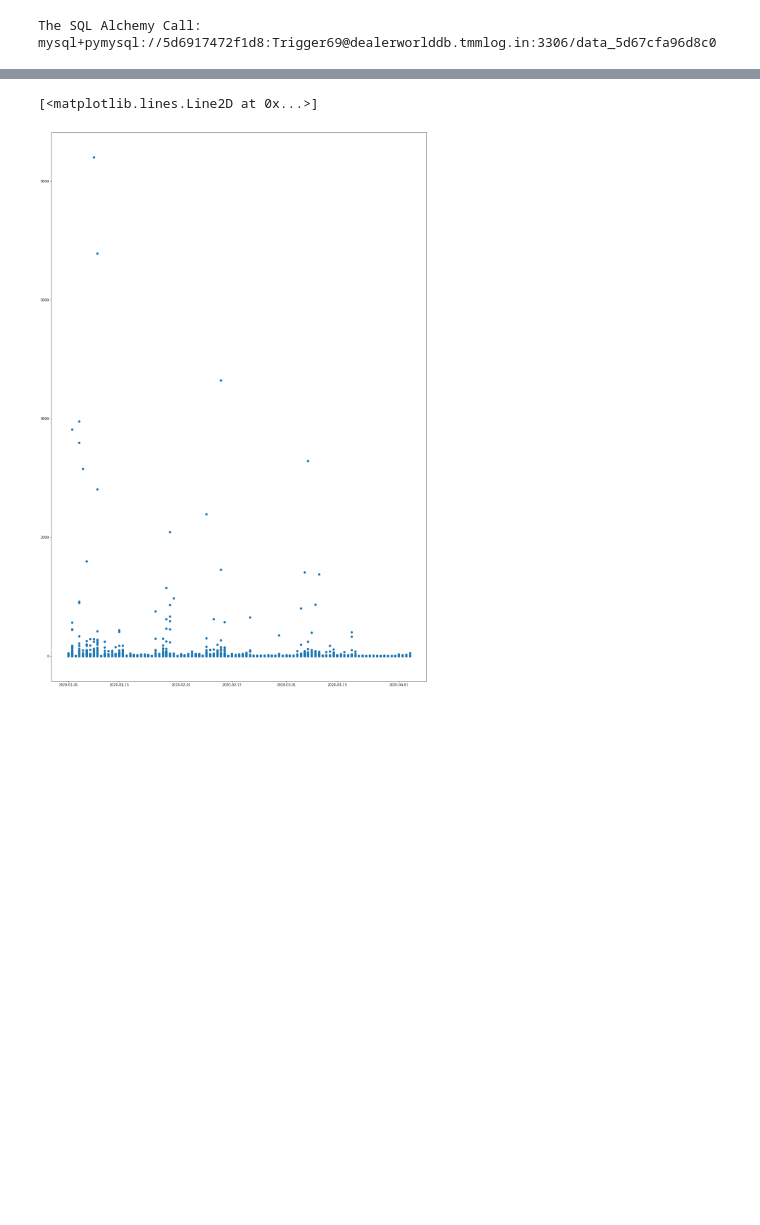
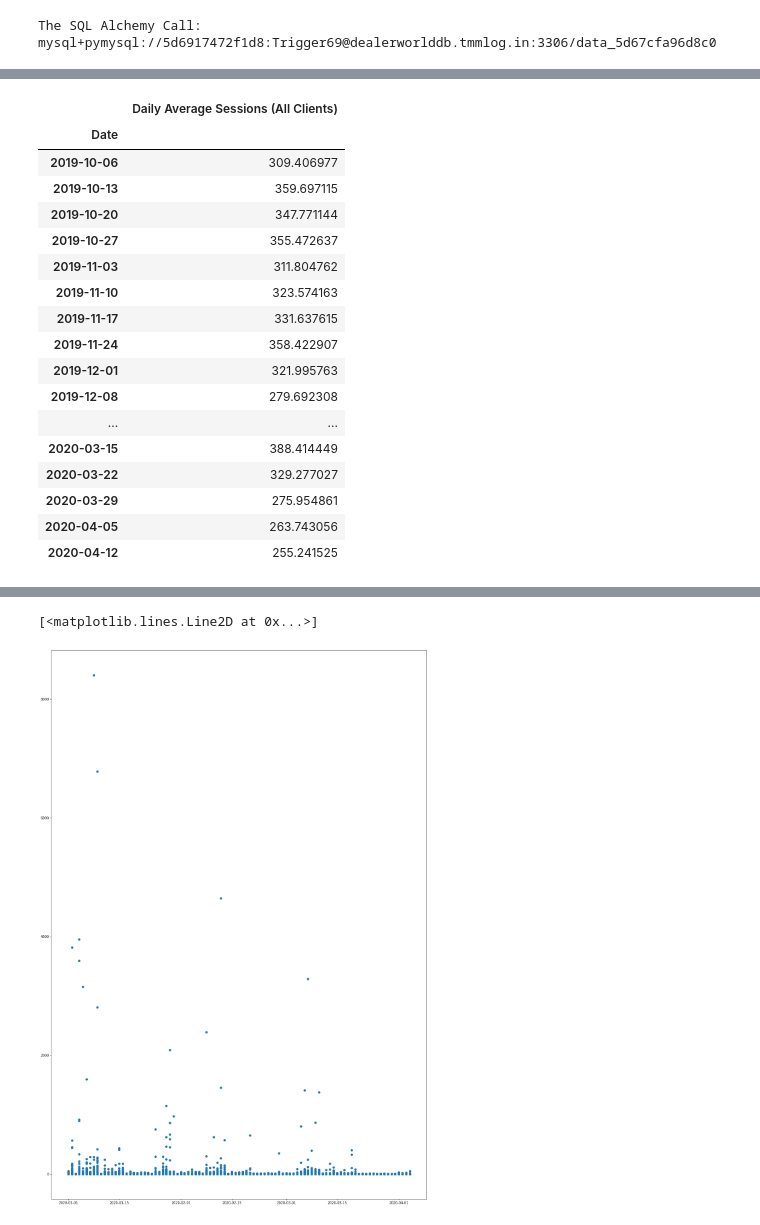
Before and after one commit to GarrettMarkScott/DW3D_DailyBenchmarks, a Jupyter notebook: Average Amount of Sessions.ipynb, the cells around one changed output, grey strips where cells are left out. Drawn from its saved outputs; the diff is of its cells as text; code cells hidden in the pictures; blank space fills up the shorter version.

```diff
--- a/Average Amount of Sessions.ipynb
+++ b/Average Amount of Sessions.ipynb
@@ -90,3 +96,24 @@ weekly_totals = df.resample('W').mean()
+# %%
+weekly_totals.rename(columns={'Sessions':'Daily Average Sessions (All Clients)'})
+# %% [output]
+|  | Daily Average Sessions (All Clients) |
+| Date |  |
+| 2019-10-06 | 309.406977 |
+| 2019-10-13 | 359.697115 |
+| 2019-10-20 | 347.771144 |
+| 2019-10-27 | 355.472637 |
+| 2019-11-03 | 311.804762 |
+| 2019-11-10 | 323.574163 |
+| 2019-11-17 | 331.637615 |
+| 2019-11-24 | 358.422907 |
+| 2019-12-01 | 321.995763 |
+| 2019-12-08 | 279.692308 |
+| ... | ... |
+| 2020-03-15 | 388.414449 |
+| 2020-03-22 | 329.277027 |
+| 2020-03-29 | 275.954861 |
+| 2020-04-05 | 263.743056 |
+| 2020-04-12 | 255.241525 |
 # %%
 plt.figure(figsize=(20,10))
 plt.plot(weekly_totals.index, weekly_totals['Sessions'])
```
Also changed, not shown: parts of 13 cells of this notebook, 1 other file.
